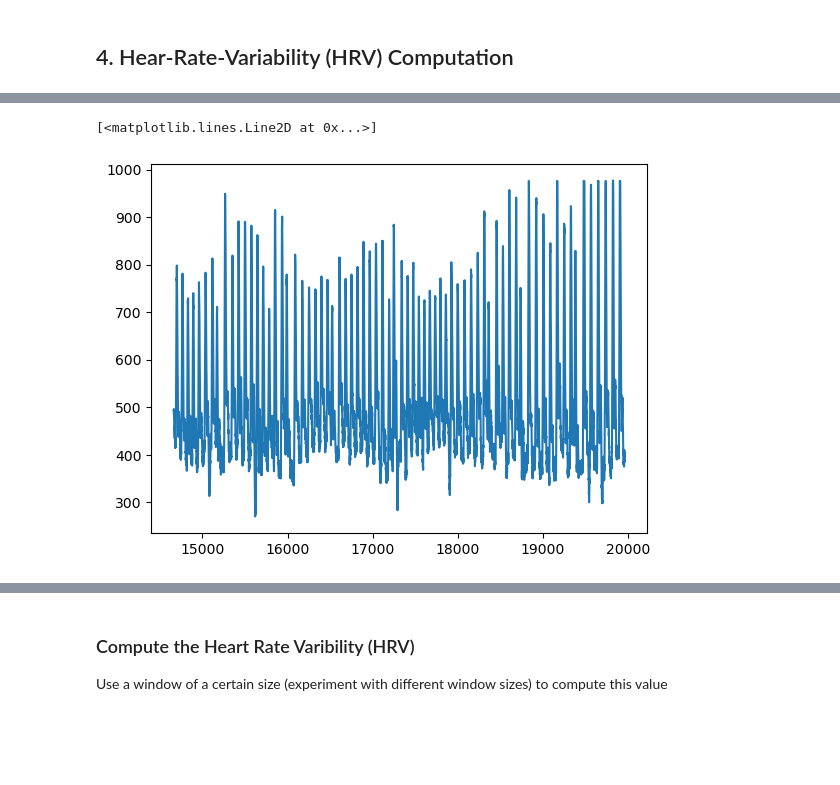
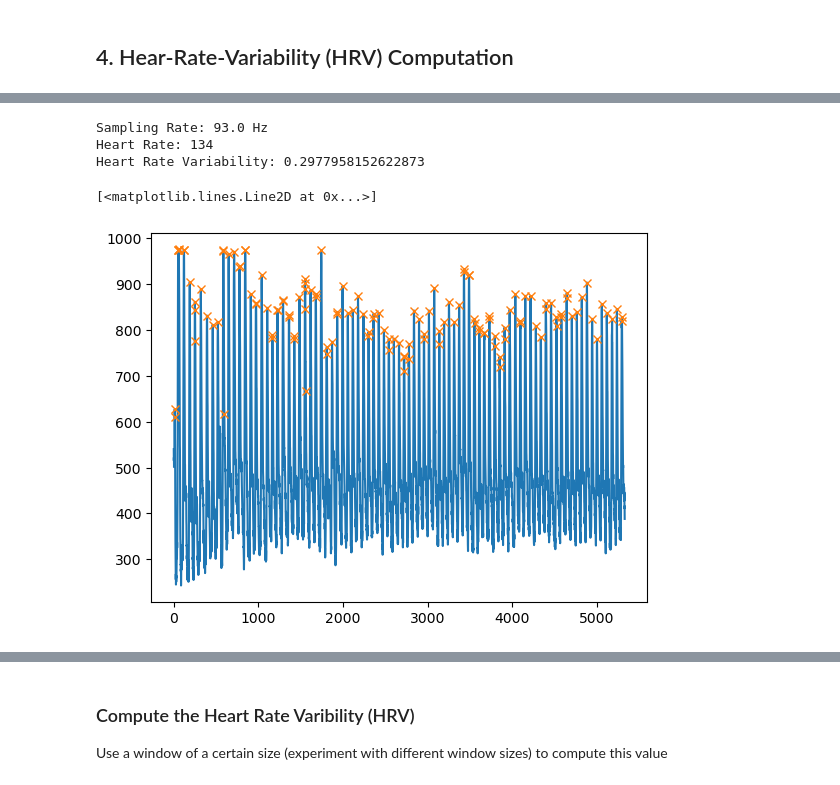
Before and after one commit to DiarKarim/LH_Project, a Jupyter notebook: PythonCodes/Analysis_v1.ipynb, the cells around one changed output, grey strips where cells are left out. Cells and saved outputs as stored; diff of their text form; code cells hidden in the pictures; blank space fills up the shorter version.

```diff
--- a/PythonCodes/Analysis_v1.ipynb
+++ b/PythonCodes/Analysis_v1.ipynb
@@ -121,7 +137,32 @@ ax2.tick_params(axis='x', rotation=90)
 # %%
+# Example trial from an example participant for testing and understanding HRV
 ptxes = pd.unique(df['Participant_ID'])
-testmask = (df['Participant_ID'] == ptxes[0]) & (df['phase'] == 'Phase_2')
-plt.plot(df[testmask]['heart_rate'])
+testmask = (df['Participant_ID'] == 'yu191230') & (df['phase'] == 'Phase_1')
+
+# Get the values into a new variable for ease of use
+vals = df[testmask]['heart_rate'].values
+
+# Compute the sampling rate using time and number of samples
+trialDuration = df[testmask]['time'].values[-1] - df[testmask]['time'].values[0] # in seconds
+numbSamples = len(df[testmask]['time'].values)
+sampleRate = np.round(numbSamples/trialDuration)
+print("Sampling Rate: " + str(sampleRate) + " Hz")
+
+# Find the peaks using an arbitrary height value, i.e. ignore all peaks below that value e.g. 600
+pks,_ = find_peaks(vals,height=600)
+
+heart_rate = len(pks)
+hr_time_diff = np.diff(pks) * (1/sampleRate)
+hr_variability = np.std(hr_time_diff)
+print("Heart Rate: " + str(heart_rate) + " ")
+print("Heart Rate Variability: " + str(hr_variability) + " ")
+
+# Display plots of the heart rate and detected peaks
+plt.plot(vals)
+plt.plot(pks, vals[pks],'x')
 # %% [output]
-[<matplotlib.lines.Line2D at 0x...>]
+Sampling Rate: 93.0 Hz
+Heart Rate: 134
+Heart Rate Variability: 0.2977958152622873
+[<matplotlib.lines.Line2D at 0x...>]
-[figure, old version]
+[figure, new version]
```
Also changed, not shown: parts of 6 cells of this notebook, 44 other files.
